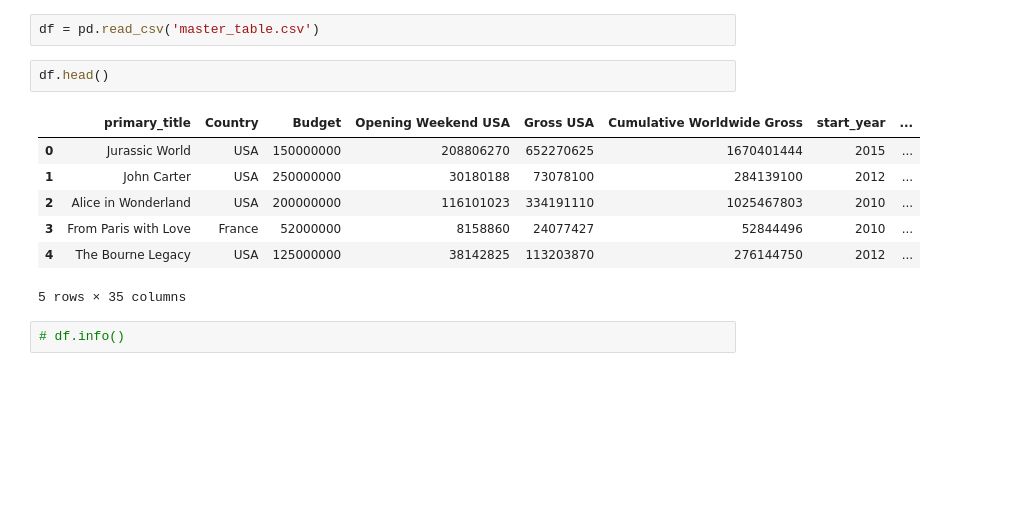
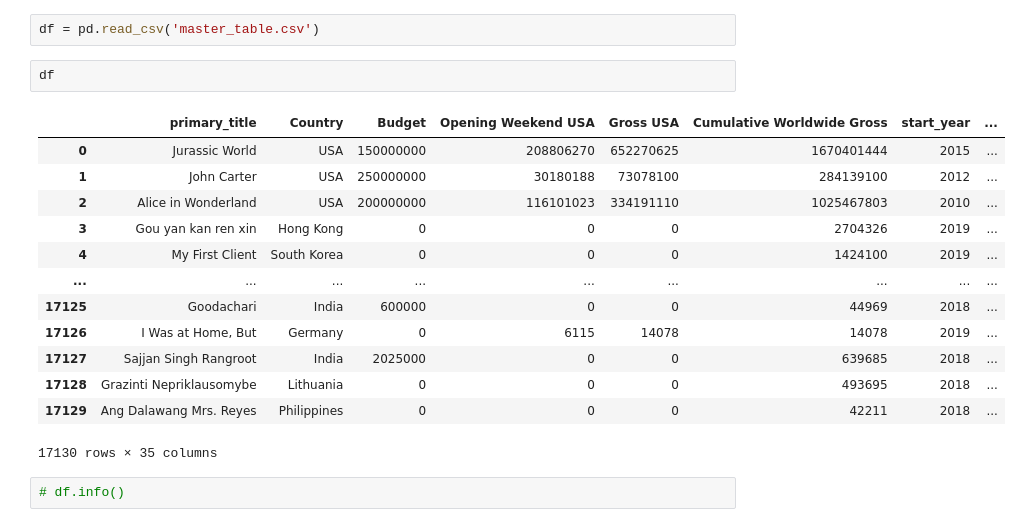
Before and after one commit to davidlebruce/movie_industry_project, a Jupyter notebook: david_practice_visualizations.ipynb, the cells around one changed output. Saved outputs shown, nothing was run; the diff lists cells and outputs as text; blank space fills up the shorter version.

```diff
--- a/david_practice_visualizations.ipynb
+++ b/david_practice_visualizations.ipynb
@@ -7,15 +7,21 @@ import ast
 # %%
 df = pd.read_csv('master_table.csv')
 # %%
-df.head()
+df
 # %% [output]
 |  | primary_title | Country | Budget | Opening Weekend USA | Gross USA | Cumulative Worldwide Gross | start_year | ... |
 | 0 | Jurassic World | USA | 150000000 | 208806270 | 652270625 | 1670401444 | 2015 | ... |
 | 1 | John Carter | USA | 250000000 | 30180188 | 73078100 | 284139100 | 2012 | ... |
 | 2 | Alice in Wonderland | USA | 200000000 | 116101023 | 334191110 | 1025467803 | 2010 | ... |
-| 3 | From Paris with Love | France | 52000000 | 8158860 | 24077427 | 52844496 | 2010 | ... |
-| 4 | The Bourne Legacy | USA | 125000000 | 38142825 | 113203870 | 276144750 | 2012 | ... |
+| 3 | Gou yan kan ren xin | Hong Kong | 0 | 0 | 0 | 2704326 | 2019 | ... |
+| 4 | My First Client | South Korea | 0 | 0 | 0 | 1424100 | 2019 | ... |
+| ... | ... | ... | ... | ... | ... | ... | ... | ... |
+| 17125 | Goodachari | India | 600000 | 0 | 0 | 44969 | 2018 | ... |
+| 17126 | I Was at Home, But | Germany | 0 | 6115 | 14078 | 14078 | 2019 | ... |
+| 17127 | Sajjan Singh Rangroot | India | 2025000 | 0 | 0 | 639685 | 2018 | ... |
+| 17128 | Grazinti Nepriklausomybe | Lithuania | 0 | 0 | 0 | 493695 | 2018 | ... |
+| 17129 | Ang Dalawang Mrs. Reyes | Philippines | 0 | 0 | 0 | 42211 | 2018 | ... |
-5 rows × 35 columns
+17130 rows × 35 columns
 # %%
 # df.info()
 # %%
```
Also changed, not shown: parts of 38 cells of this notebook, 5 other files.
